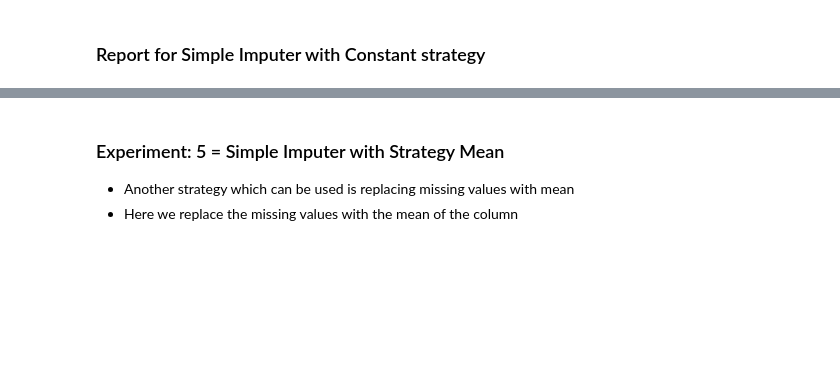
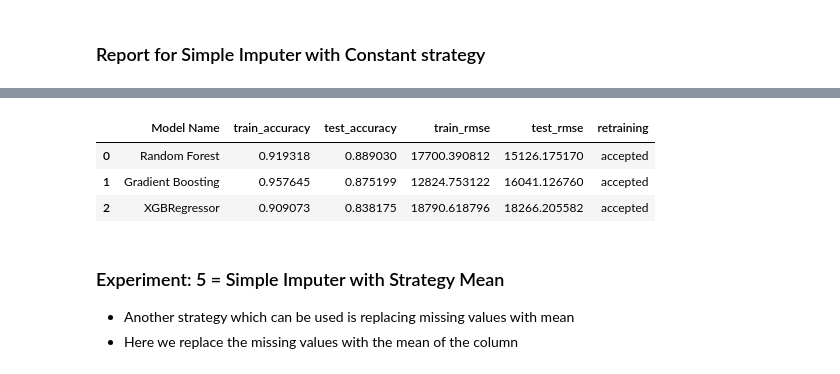
Before and after one commit to anktd23/laptop-price-prediction, a Jupyter notebook: model_training/model_training.ipynb, the cells around one changed output, grey strips where cells are left out. Cells and saved outputs as stored; diff of their text form; code cells hidden in the pictures; blank space fills up the shorter version.

```diff
--- a/model_training/model_training.ipynb
+++ b/model_training/model_training.ipynb
@@ -684,0 +916,2 @@ report_const
+# %%
+report_const_new = evaluate_models(X_const, y, models_new)
@@ -685,3 +936,10 @@ report_const
+# %%
+report_const_new
+# %% [output]
+|  | Model Name | train_accuracy | test_accuracy | train_rmse | test_rmse | retraining |
+| 0 | Random Forest | 0.919318 | 0.889030 | 17700.390812 | 15126.175170 | accepted |
+| 1 | Gradient Boosting | 0.957645 | 0.875199 | 12824.753122 | 16041.126760 | accepted |
+| 2 | XGBRegressor | 0.909073 | 0.838175 | 18790.618796 | 18266.205582 | accepted |
 # %% [markdown]
 ### Experiment: 5 = Simple Imputer with Strategy Mean
 
```
Also changed, not shown: parts of 114 cells of this notebook, 1 other file.
